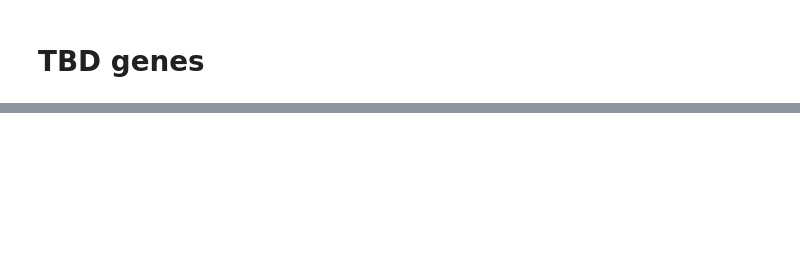
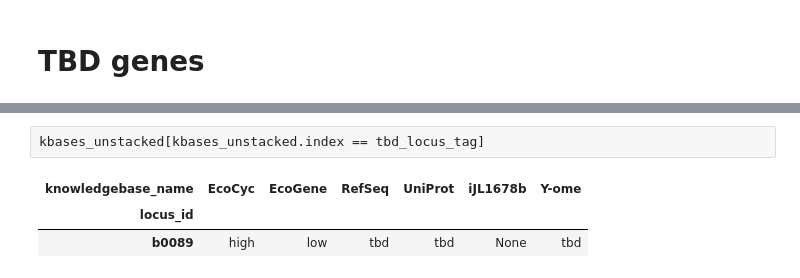
Before and after one commit to zakandrewking/y-ome, a Jupyter notebook: notebooks/17..12.06 Categories.ipynb, the cells around one changed output, grey strips where cells are left out. Saved outputs shown, nothing was run; the diff lists cells and outputs as text; blank space fills up the shorter version.

```diff
--- a/notebooks/17..12.06 Categories.ipynb
+++ b/notebooks/17..12.06 Categories.ipynb
@@ -304,0 +282,6 @@ HTML(s.render())
+# %%
+kbases_unstacked[kbases_unstacked.index == tbd_locus_tag]
+# %% [output]
+| knowledgebase_name | EcoCyc | EcoGene | RefSeq | UniProt | iJL1678b | Y-ome |
+| locus_id |  |  |  |  |  |  |
+| b0089 | high | low | tbd | tbd | None | tbd |
```
Also changed, not shown: parts of 17 cells of this notebook, 1 other file.
